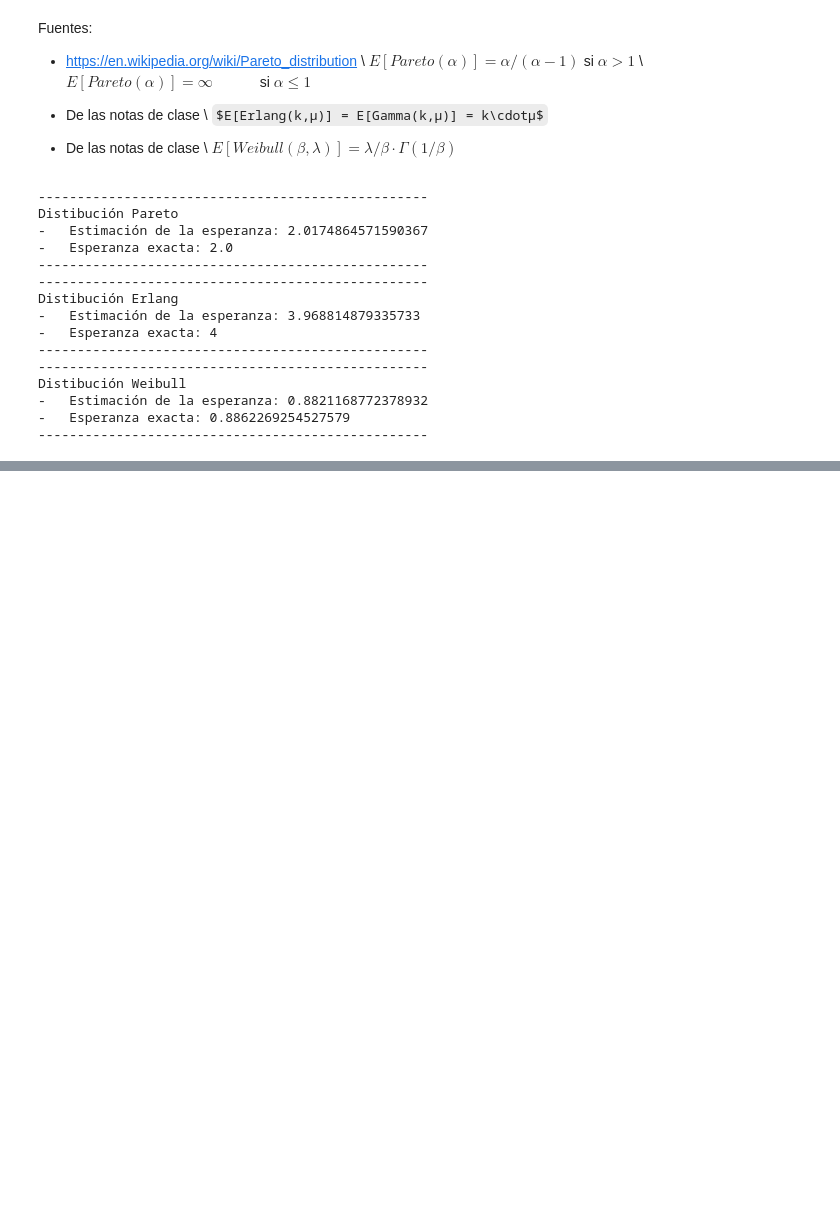
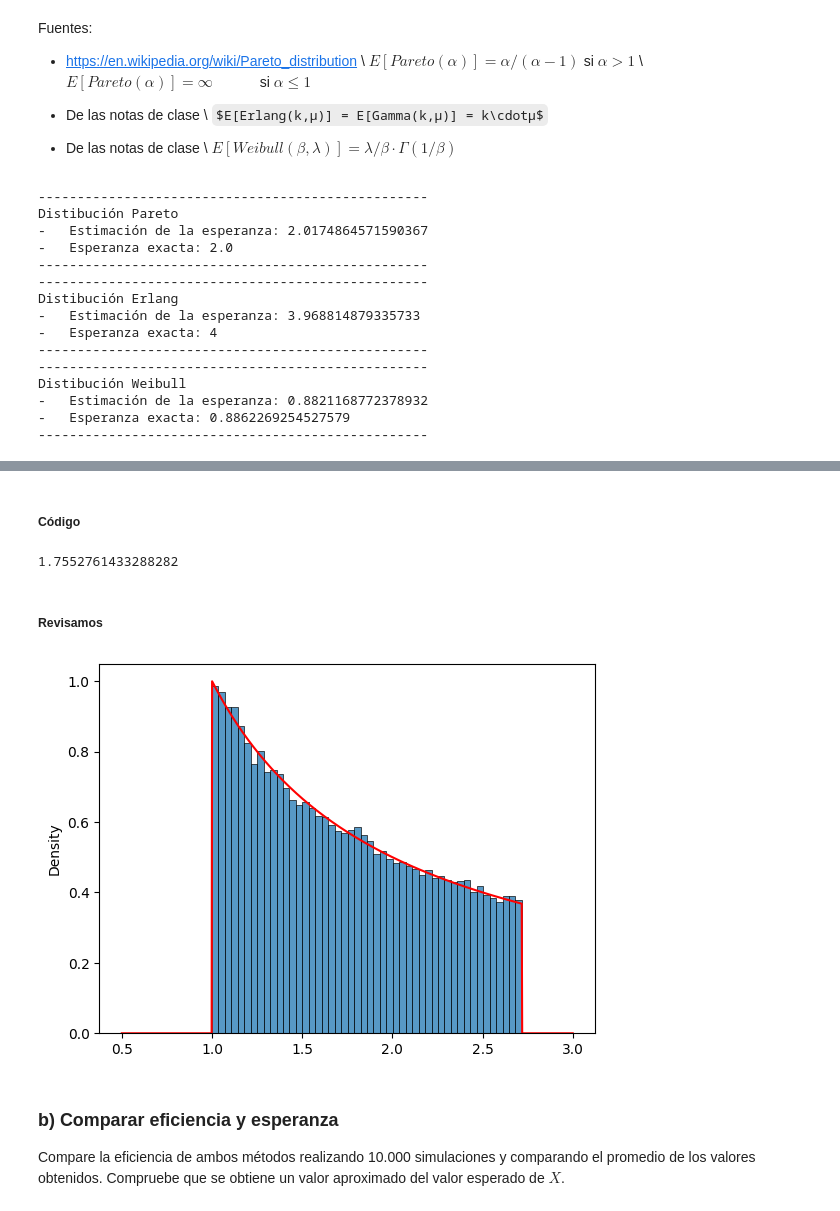
Before and after one commit to ramiro-l/ModelosYSimulacionFAMAF, a Jupyter notebook: Práctico5.ipynb, the cells around one changed output, grey strips where cells are left out. Cells and saved outputs as stored; diff of their text form; code cells hidden in the pictures; some formulas as TeX source; blank space fills up the shorter version.

```diff
--- a/Práctico5.ipynb
+++ b/Práctico5.ipynb
@@ -913,0 +1450,50 @@ Distibución Weibull
+# %% [markdown]
+##### Código
+# %%
+from random import random
+import math
+
+def uniforme(a,b):
+  return a + (b-a)*random()
+
+def ej7_metodo_rechazo():
+  while True:
+    y = uniforme(1,e)
+    u = random()
+    if u <= 1/y:
+      return y
+# %%
+ej7_metodo_rechazo()
+# %% [output]
+1.7552761433288282
+# %% [markdown]
+##### Revisamos
+# %%
+import seaborn as sns
+import matplotlib.pyplot as plt
+import numpy as np
+from math import e
+
+def f(x):
+    return np.where(
+        (1 <= x) & (x <= e),
+        1/x,
+        0
+    )
+
+x = np.linspace(0.5, 3, 1000)
+n_sim = int(1e5)
+s = np.empty(n_sim)
+for i in range(n_sim):
+  s[i]=ej7_metodo_rechazo()
+
+
+sns.lineplot(x=x, y=f(x),color='red')
+sns.histplot(s, stat = 'density')
+plt.show()
+# %% [output]
+[figure, added]
+# %% [markdown]
+### b) Comparar eficiencia y esperanza
+
+Compare la eficiencia de ambos métodos realizando 10.000 simulaciones y comparando el promedio de los valores obtenidos. Compruebe que se obtiene un valor aproximado del valor esperado de $X$.
```
Also changed, not shown: parts of 80 cells of this notebook.
